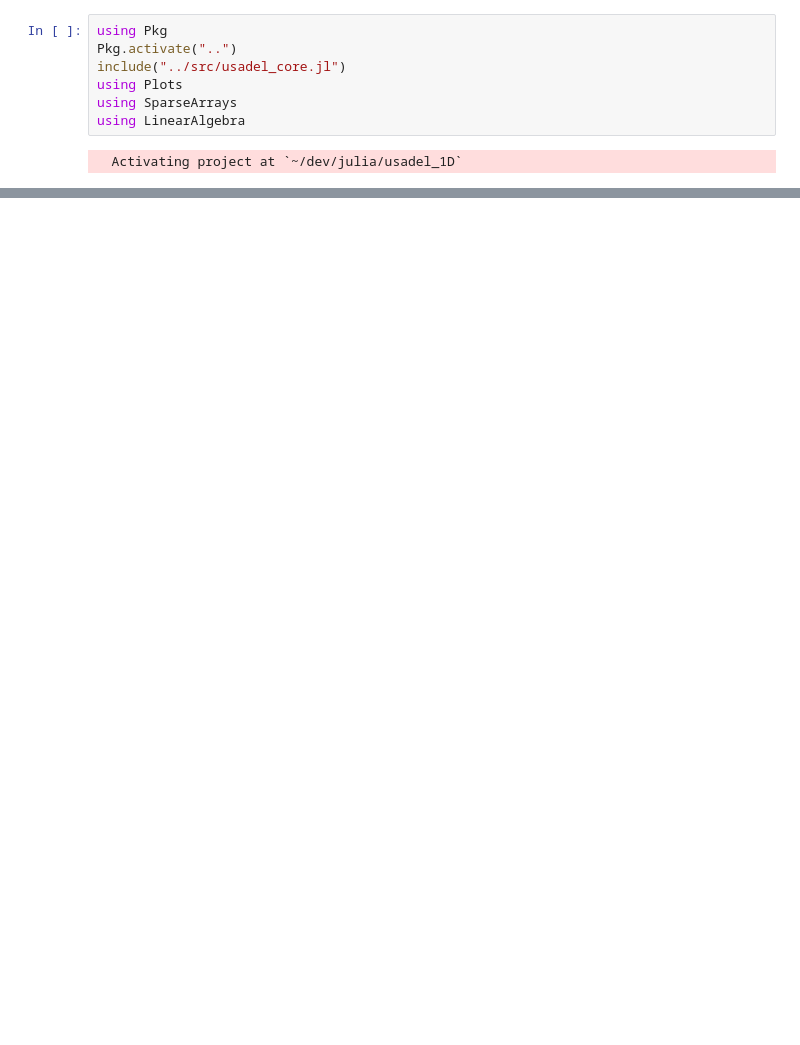
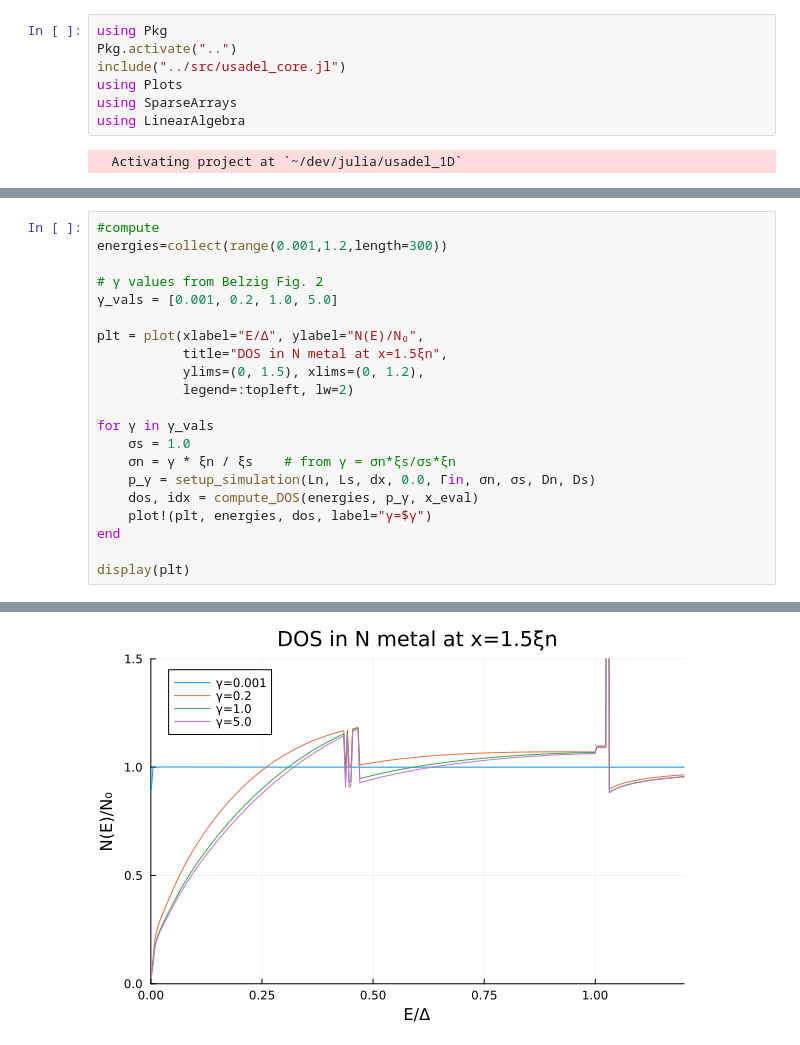
Before and after one commit to nakowalczyk/usadel_1D, a Jupyter notebook: scripts/NS.ipynb, the cells around one changed output, grey strips where cells are left out. Cells and saved outputs as stored; diff of their text form; blank space fills up the shorter version.

Commit message:
plots

```diff
--- a/scripts/NS.ipynb
+++ b/scripts/NS.ipynb
@@ -194,0 +137,22 @@ r[201] SN = -0.42124363278499866 + 0.19602088500005665im
+# %%
+#compute
+energies=collect(range(0.001,1.2,length=300))
+
+# γ values from Belzig Fig. 2
+γ_vals = [0.001, 0.2, 1.0, 5.0]
+
+plt = plot(xlabel="E/Δ", ylabel="N(E)/N₀",
+           title="DOS in N metal at x=1.5ξn",
+           ylims=(0, 1.5), xlims=(0, 1.2),
+           legend=:topleft, lw=2)
+
+for γ in γ_vals
+    σs = 1.0
+    σn = γ * ξn / ξs    # from γ = σn*ξs/σs*ξn
+    p_γ = setup_simulation(Ln, Ls, dx, 0.0, Γin, σn, σs, Dn, Ds)
+    dos, idx = compute_DOS(energies, p_γ, x_eval)
+    plot!(plt, energies, dos, label="γ=$γ")
+end
+
+display(plt)
+# %% [output]
@@ -194,0 +175 @@ r[201] SN = -0.42124363278499866 + 0.19602088500005665im
+[figure, added]
```
Also changed, not shown: parts of 12 cells of this notebook, 1 other file.
